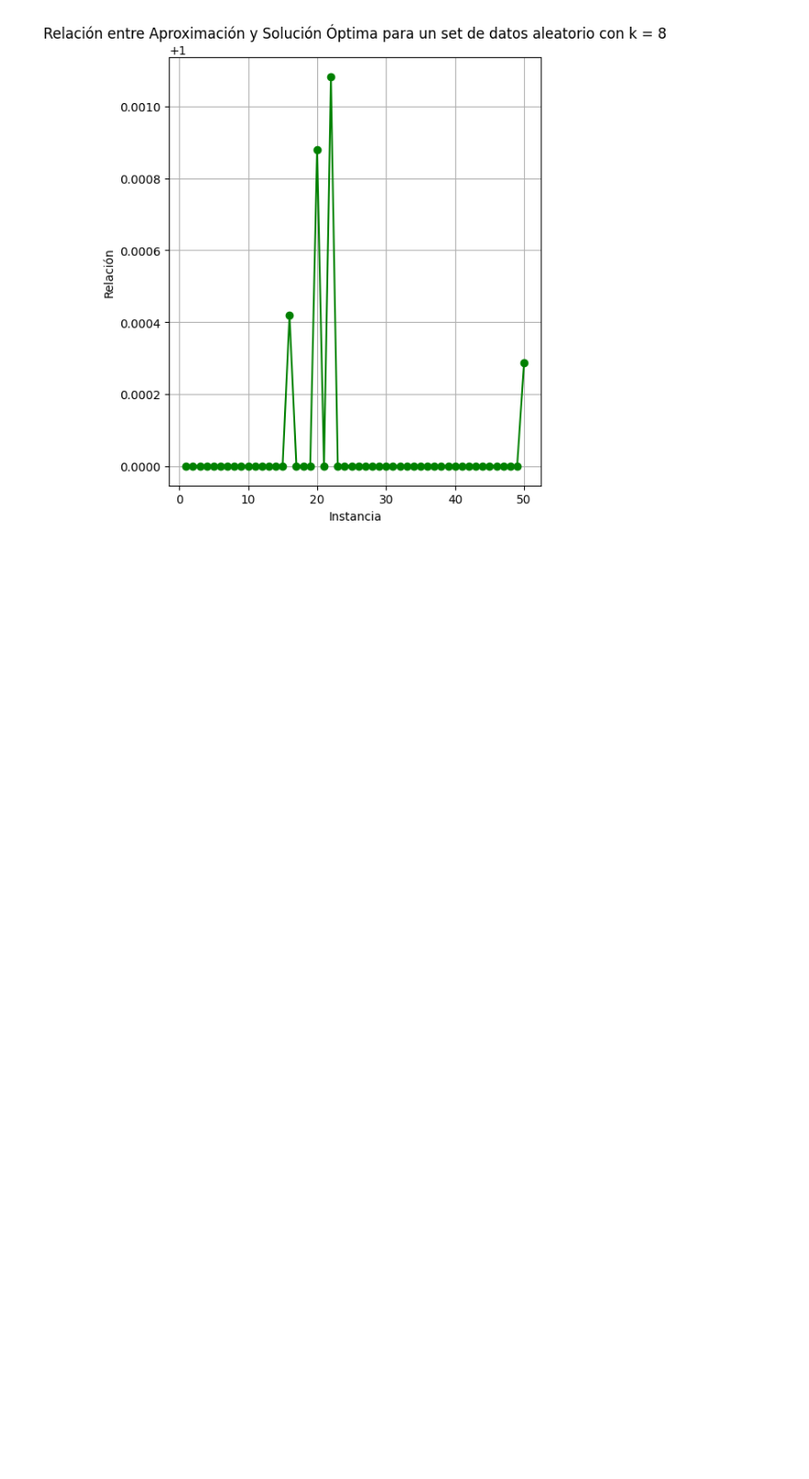
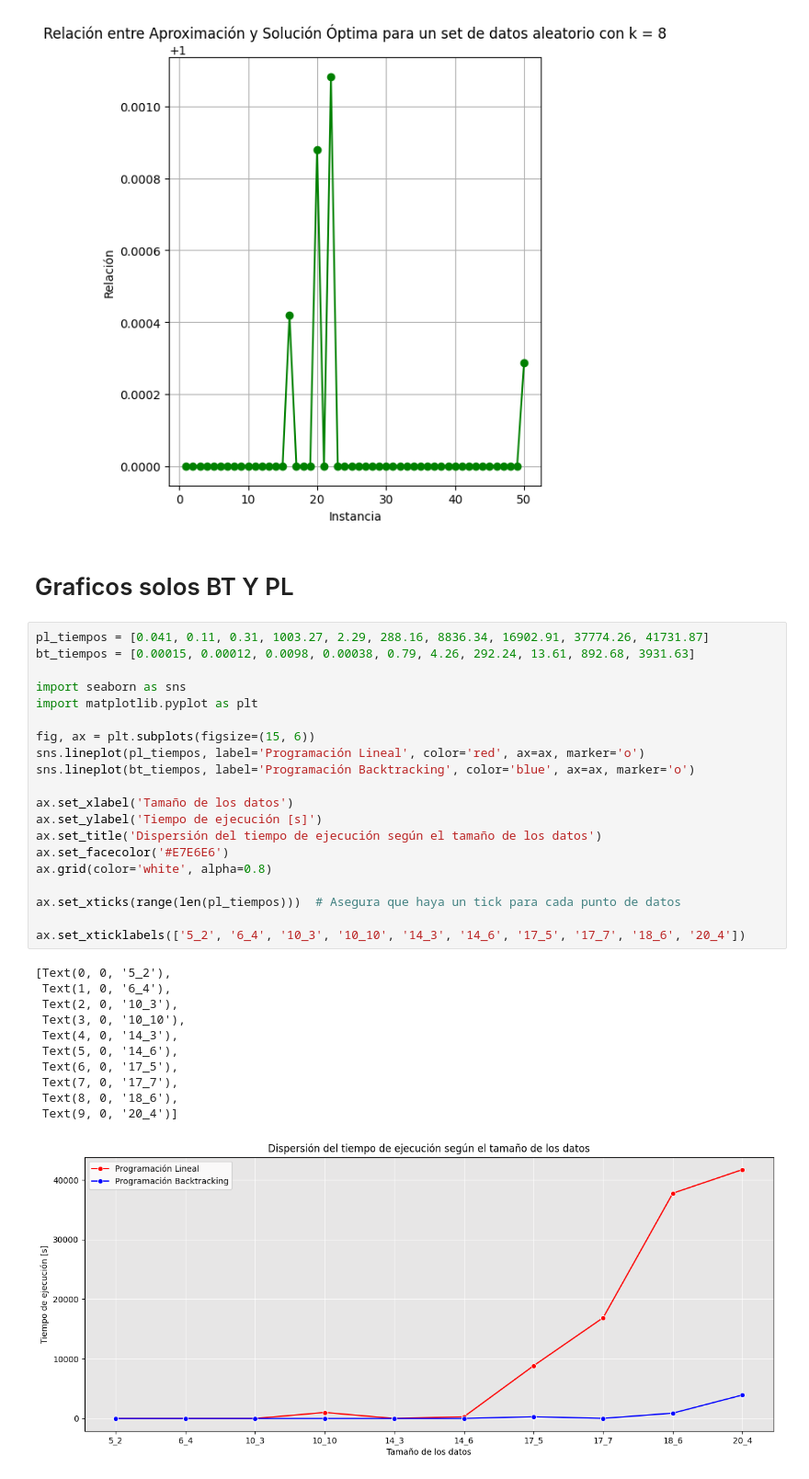
Before and after one commit to V-SANT/TDA_2024_1C, a Jupyter notebook: TP3/mediciones.ipynb, the cells around one changed output. Shown at 92% size. Saved outputs shown, nothing was run; the diff lists cells and outputs as text; blank space fills up the shorter version.

Commit message:
Agrego mediciones y graficos

```diff
--- a/TP3/mediciones.ipynb
+++ b/TP3/mediciones.ipynb
@@ -233,3 +233,37 @@ graficar_relacion_aleatoria(num_instancias, num_maestros, num_habilidades, k+3)
 [figure]
 [figure]
 [figure]
+# %% [markdown]
+# Graficos solos BT Y PL
+# %%
+pl_tiempos = [0.041, 0.11, 0.31, 1003.27, 2.29, 288.16, 8836.34, 16902.91, 37774.26, 41731.87]
+bt_tiempos = [0.00015, 0.00012, 0.0098, 0.00038, 0.79, 4.26, 292.24, 13.61, 892.68, 3931.63]
+
+import seaborn as sns
+import matplotlib.pyplot as plt
+
+fig, ax = plt.subplots(figsize=(15, 6))
+sns.lineplot(pl_tiempos, label='Programación Lineal', color='red', ax=ax, marker='o')
+sns.lineplot(bt_tiempos, label='Programación Backtracking', color='blue', ax=ax, marker='o')
+
+ax.set_xlabel('Tamaño de los datos')
+ax.set_ylabel('Tiempo de ejecución [s]')
+ax.set_title('Dispersión del tiempo de ejecución según el tamaño de los datos')
+ax.set_facecolor('#E7E6E6')
+ax.grid(color='white', alpha=0.8)
+
+ax.set_xticks(range(len(pl_tiempos)))  # Asegura que haya un tick para cada punto de datos
+
+ax.set_xticklabels(['5_2', '6_4', '10_3', '10_10', '14_3', '14_6', '17_5', '17_7', '18_6', '20_4'])
+# %% [output]
+[Text(0, 0, '5_2'),
+ Text(1, 0, '6_4'),
+ Text(2, 0, '10_3'),
+ Text(3, 0, '10_10'),
+ Text(4, 0, '14_3'),
+ Text(5, 0, '14_6'),
+ Text(6, 0, '17_5'),
+ Text(7, 0, '17_7'),
+ Text(8, 0, '18_6'),
+ Text(9, 0, '20_4')]
+[figure, added]
```
Also changed, not shown: parts of 1 cell of this notebook, 1 other file.
